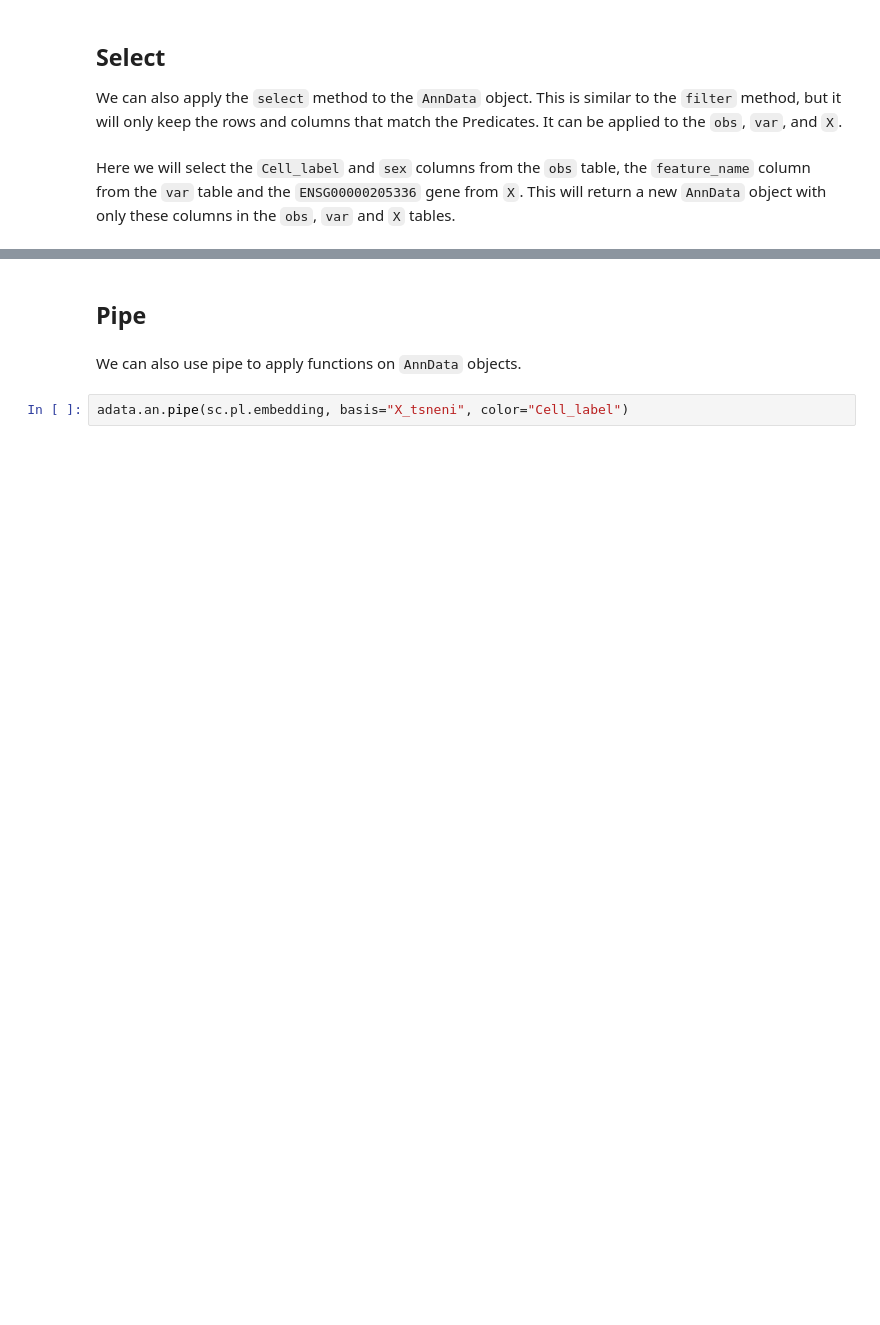
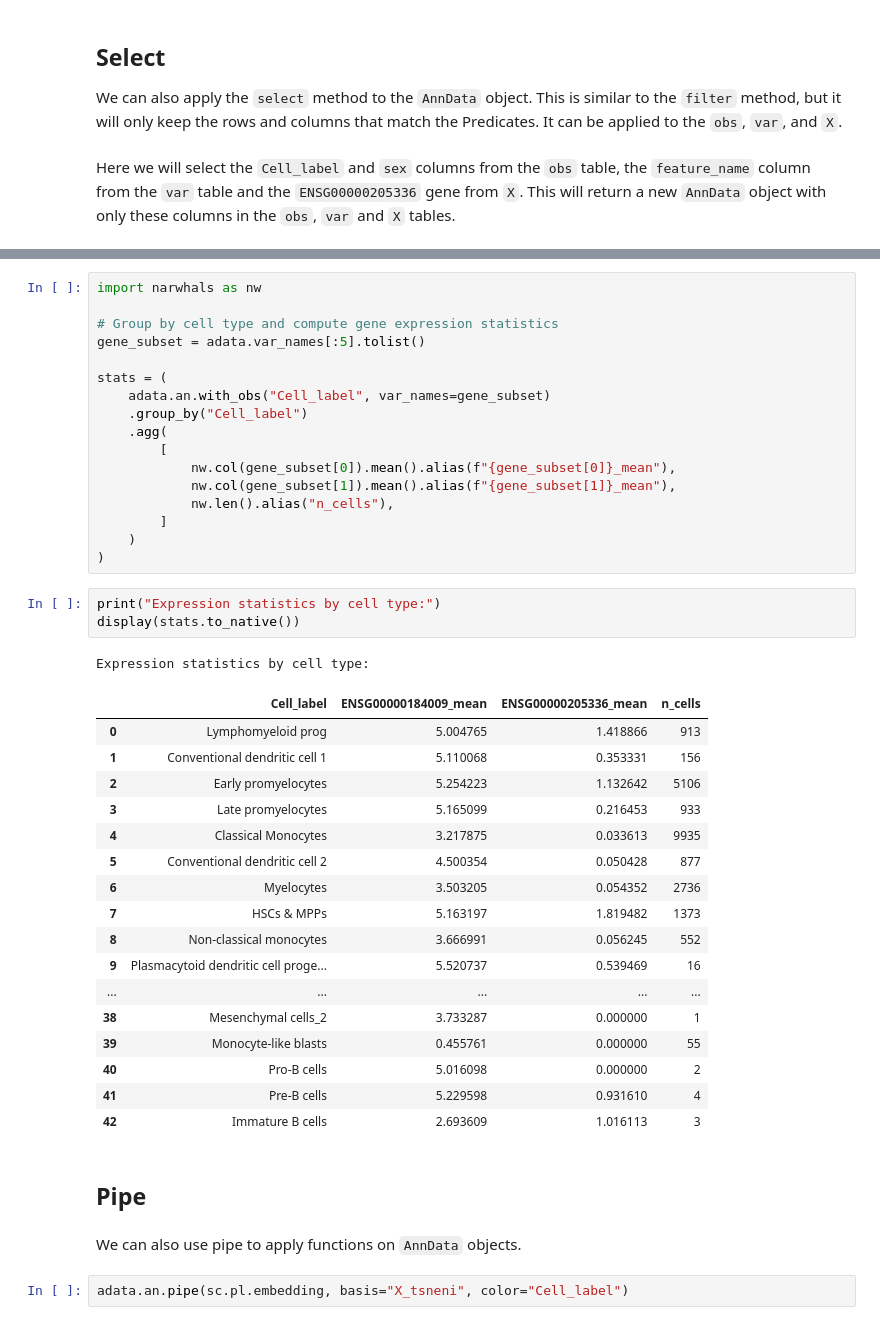
Before and after one commit to srivarra/annsel, a Jupyter notebook: docs/notebooks/all_of_annsel.ipynb, the cells around one changed output, grey strips where cells are left out. Cells and saved outputs as stored; diff of their text form; blank space fills up the shorter version.

```diff
--- a/docs/notebooks/all_of_annsel.ipynb
+++ b/docs/notebooks/all_of_annsel.ipynb
@@ -307,3 +292,42 @@ for group in adata.an.group_by(obs=an.col(["disease"])):
+# %%
+import narwhals as nw
+
+# Group by cell type and compute gene expression statistics
+gene_subset = adata.var_names[:5].tolist()
+
+stats = (
+    adata.an.with_obs("Cell_label", var_names=gene_subset)
+    .group_by("Cell_label")
+    .agg(
+        [
+            nw.col(gene_subset[0]).mean().alias(f"{gene_subset[0]}_mean"),
+            nw.col(gene_subset[1]).mean().alias(f"{gene_subset[1]}_mean"),
+            nw.len().alias("n_cells"),
+        ]
+    )
+)
+# %%
+print("Expression statistics by cell type:")
+display(stats.to_native())
+# %% [output]
+Expression statistics by cell type:
+|  | Cell_label | ENSG00000184009_mean | ENSG00000205336_mean | n_cells |
+| 0 | Lymphomyeloid prog | 5.004765 | 1.418866 | 913 |
+| 1 | Conventional dendritic cell 1 | 5.110068 | 0.353331 | 156 |
+| 2 | Early promyelocytes | 5.254223 | 1.132642 | 5106 |
+| 3 | Late promyelocytes | 5.165099 | 0.216453 | 933 |
+| 4 | Classical Monocytes | 3.217875 | 0.033613 | 9935 |
+| 5 | Conventional dendritic cell 2 | 4.500354 | 0.050428 | 877 |
+| 6 | Myelocytes | 3.503205 | 0.054352 | 2736 |
+| 7 | HSCs & MPPs | 5.163197 | 1.819482 | 1373 |
+| 8 | Non-classical monocytes | 3.666991 | 0.056245 | 552 |
+| 9 | Plasmacytoid dendritic cell proge... | 5.520737 | 0.539469 | 16 |
+| ... | ... | ... | ... | ... |
+| 38 | Mesenchymal cells_2 | 3.733287 | 0.000000 | 1 |
+| 39 | Monocyte-like blasts | 0.455761 | 0.000000 | 55 |
+| 40 | Pro-B cells | 5.016098 | 0.000000 | 2 |
+| 41 | Pre-B cells | 5.229598 | 0.931610 | 4 |
+| 42 | Immature B cells | 2.693609 | 1.016113 | 3 |
 # %% [markdown]
 ## Pipe
 # %% [markdown]
```
Also changed, not shown: parts of 25 cells of this notebook, 51 other files.
